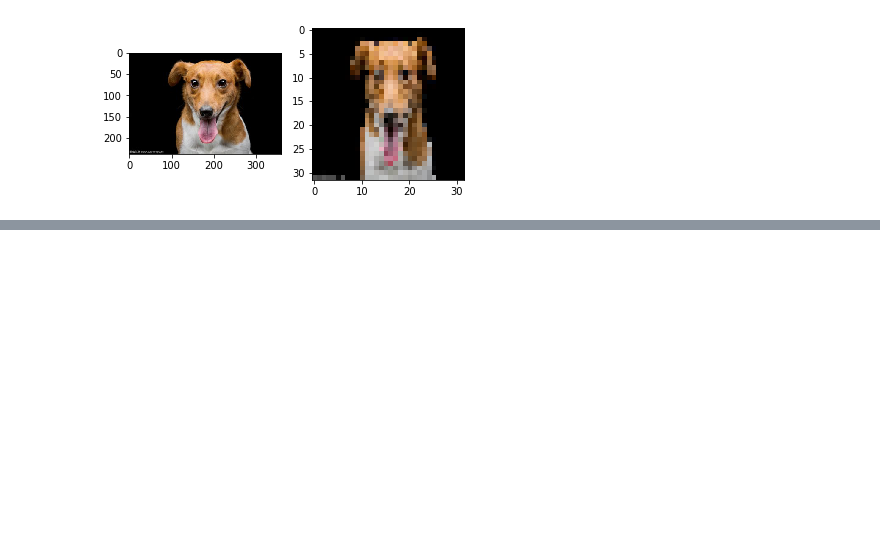
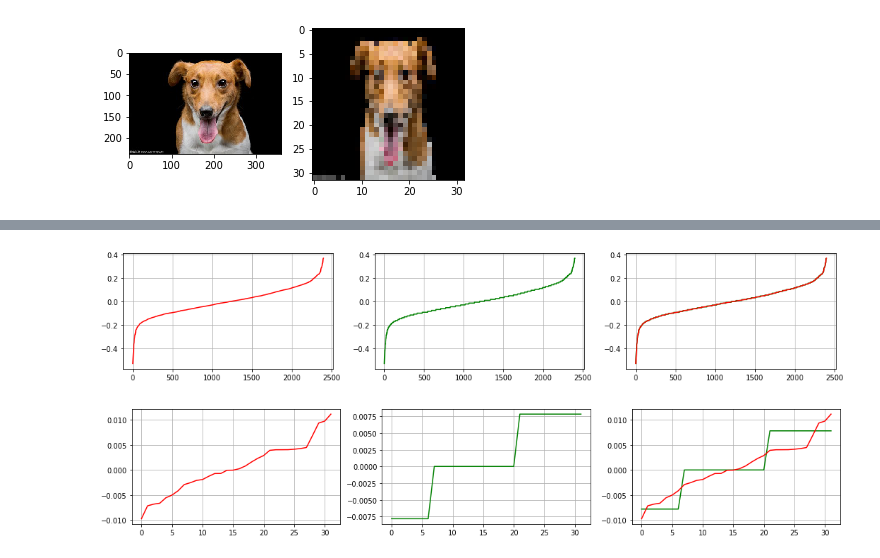
Before and after one commit to autoas/CMSIS_5, a Jupyter notebook: CMSIS/NN/Examples/ARM/arm_nn_examples/cifar10/cifar10.ipynb, the cells around one changed output, grey strips where cells are left out. Saved outputs shown, nothing was run; the diff lists cells and outputs as text; code cells hidden in the pictures; blank space fills up the shorter version.

```diff
--- a/CMSIS/NN/Examples/ARM/arm_nn_examples/cifar10/cifar10.ipynb
+++ b/CMSIS/NN/Examples/ARM/arm_nn_examples/cifar10/cifar10.ipynb
@@ -118,0 +276,11 @@ truck: 0.0%
+# %%
+# load quantized weights
+weights = {}
+reWT = re.compile('#define\s+(\w+)\s+\{([-\w\d,]+)\}')
+with open(genWT) as f:
+    for l in f.readlines():
+        if(reWT.search(l)):
+            grp = reWT.search(l).groups()
+            name = grp[0]
+            data = eval('['+grp[1]+']')
+            weights[name] = data
@@ -118,0 +305,8 @@ truck: 0.0%
+# %%
+CONV1_WT = q2f(weights['CONV1_WT'],7)
+CONV1_BIAS = q2f(weights['CONV1_BIAS'],7)
+compare(net.params['conv1'][0].data.transpose(0,2,3,1), CONV1_WT)
+compare(net.params['conv1'][1].data, CONV1_BIAS)
+# %% [output]
+[figure, added]
+[figure, added]
```
Also changed, not shown: parts of 21 cells of this notebook, 1 other file.
